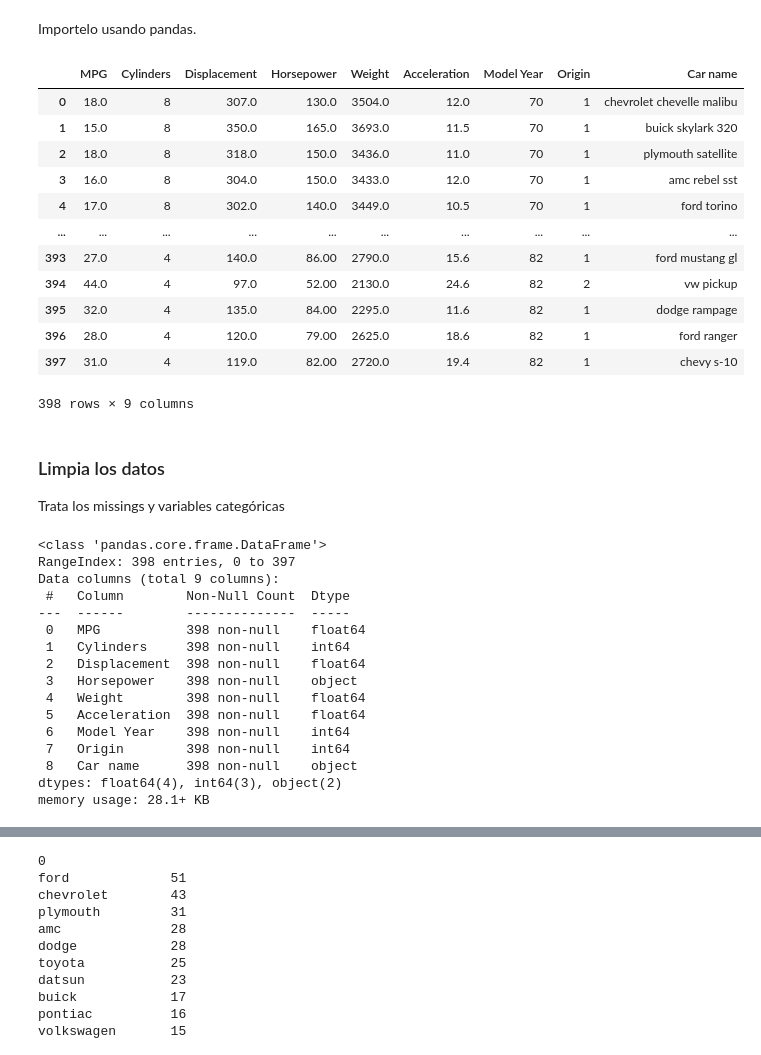
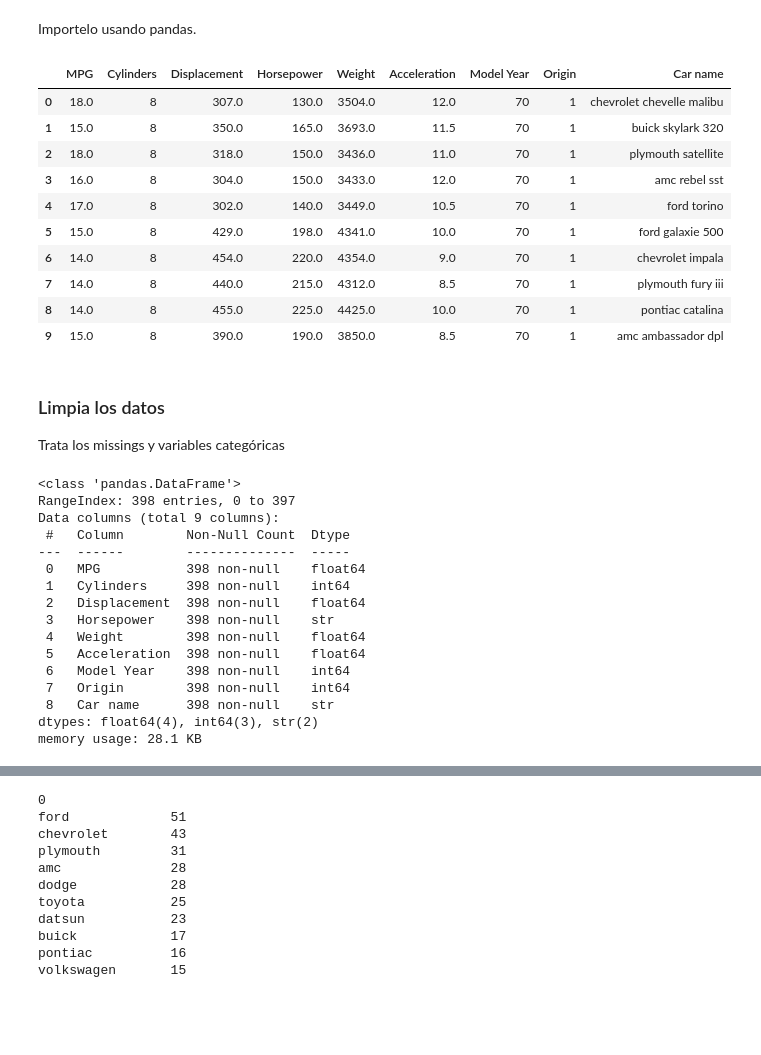
Before and after one commit to fgoiri/2026-02-BILBAO-FT-Data-Science, a Jupyter notebook: 3-Machine_Learning/3-Deep_Learning/1-Intro Deep Learning/ejercicios/Deep Learning regression_FGO.ipynb, the cells around one changed output, grey strips where cells are left out. Drawn from its saved outputs; the diff is of its cells as text; code cells hidden in the pictures; blank space fills up the shorter version.

```diff
--- a/3-Machine_Learning/3-Deep_Learning/1-Intro Deep Learning/ejercicios/Deep Learning regression_FGO.ipynb
+++ b/3-Machine_Learning/3-Deep_Learning/1-Intro Deep Learning/ejercicios/Deep Learning regression_FGO.ipynb
@@ -21,7 +21,6 @@ El set de datos esta disponible de el siguiente repositorio [UCI Machine Learnin
 Primero descargue el set de datos.
 keras.utils.get_file("auto-mpg.data", "https://archive.ics.uci.edu/ml/machine-learning-databases/auto-mpg/auto-mpg.data")
 # %%
-## EMPIEZA AQUI!
-dataset = keras.utils.get_file("auto-mpg.data", "https://archive.ics.uci.edu/ml/machine-learning-databases/auto-mpg/auto-mpg.data")
-dataset
+data = keras.utils.get_file("auto-mpg.data", "https://archive.ics.uci.edu/ml/machine-learning-databases/auto-mpg/auto-mpg.data")
+data
 # %% [output]
@@ -33,22 +30,20 @@ Importelo usando pandas.
 # %%
 column_names = ["MPG", "Cylinders", "Displacement", "Horsepower", "Weight", "Acceleration", "Model Year", "Origin", "Car name"]
 # %%
-df = pd.read_csv(dataset, names=column_names, delim_whitespace=True)
-df
+df = pd.read_csv(data, names=column_names, comment='\t',sep='\s+', skipinitialspace=True)
+df.head(10)
 # %% [output]
 |  | MPG | Cylinders | Displacement | Horsepower | Weight | Acceleration | Model Year | Origin | Car name |
 | 0 | 18.0 | 8 | 307.0 | 130.0 | 3504.0 | 12.0 | 70 | 1 | chevrolet chevelle malibu |
 | 1 | 15.0 | 8 | 350.0 | 165.0 | 3693.0 | 11.5 | 70 | 1 | buick skylark 320 |
 | 2 | 18.0 | 8 | 318.0 | 150.0 | 3436.0 | 11.0 | 70 | 1 | plymouth satellite |
 | 3 | 16.0 | 8 | 304.0 | 150.0 | 3433.0 | 12.0 | 70 | 1 | amc rebel sst |
 | 4 | 17.0 | 8 | 302.0 | 140.0 | 3449.0 | 10.5 | 70 | 1 | ford torino |
-| ... | ... | ... | ... | ... | ... | ... | ... | ... | ... |
-| 393 | 27.0 | 4 | 140.0 | 86.00 | 2790.0 | 15.6 | 82 | 1 | ford mustang gl |
-| 394 | 44.0 | 4 | 97.0 | 52.00 | 2130.0 | 24.6 | 82 | 2 | vw pickup |
-| 395 | 32.0 | 4 | 135.0 | 84.00 | 2295.0 | 11.6 | 82 | 1 | dodge rampage |
-| 396 | 28.0 | 4 | 120.0 | 79.00 | 2625.0 | 18.6 | 82 | 1 | ford ranger |
-| 397 | 31.0 | 4 | 119.0 | 82.00 | 2720.0 | 19.4 | 82 | 1 | chevy s-10 |
+| 5 | 15.0 | 8 | 429.0 | 198.0 | 4341.0 | 10.0 | 70 | 1 | ford galaxie 500 |
+| 6 | 14.0 | 8 | 454.0 | 220.0 | 4354.0 | 9.0 | 70 | 1 | chevrolet impala |
+| 7 | 14.0 | 8 | 440.0 | 215.0 | 4312.0 | 8.5 | 70 | 1 | plymouth fury iii |
+| 8 | 14.0 | 8 | 455.0 | 225.0 | 4425.0 | 10.0 | 70 | 1 | pontiac catalina |
+| 9 | 15.0 | 8 | 390.0 | 190.0 | 3850.0 | 8.5 | 70 | 1 | amc ambassador dpl |
-398 rows × 9 columns
 # %% [markdown]
 ### Limpia los datos
 
@@ -56,7 +51,7 @@ Trata los missings y variables categóricas
 # %%
 df.info()
 # %% [output]
-<class 'pandas.core.frame.DataFrame'>
+<class 'pandas.DataFrame'>
 RangeIndex: 398 entries, 0 to 397
 Data columns (total 9 columns):
  #   Column        Non-Null Count  Dtype
@@ -64,11 +59,11 @@ Data columns (total 9 columns):
  0   MPG           398 non-null    float64
  1   Cylinders     398 non-null    int64
  2   Displacement  398 non-null    float64
- 3   Horsepower    398 non-null    object
+ 3   Horsepower    398 non-null    str
  4   Weight        398 non-null    float64
  5   Acceleration  398 non-null    float64
  6   Model Year    398 non-null    int64
  7   Origin        398 non-null    int64
- 8   Car name      398 non-null    object
-dtypes: float64(4), int64(3), object(2)
-memory usage: 28.1+ KB
+ 8   Car name      398 non-null    str
+dtypes: float64(4), int64(3), str(2)
+memory usage: 28.1 KB
```
Also changed, not shown: parts of 60 cells of this notebook, 21 other files.
